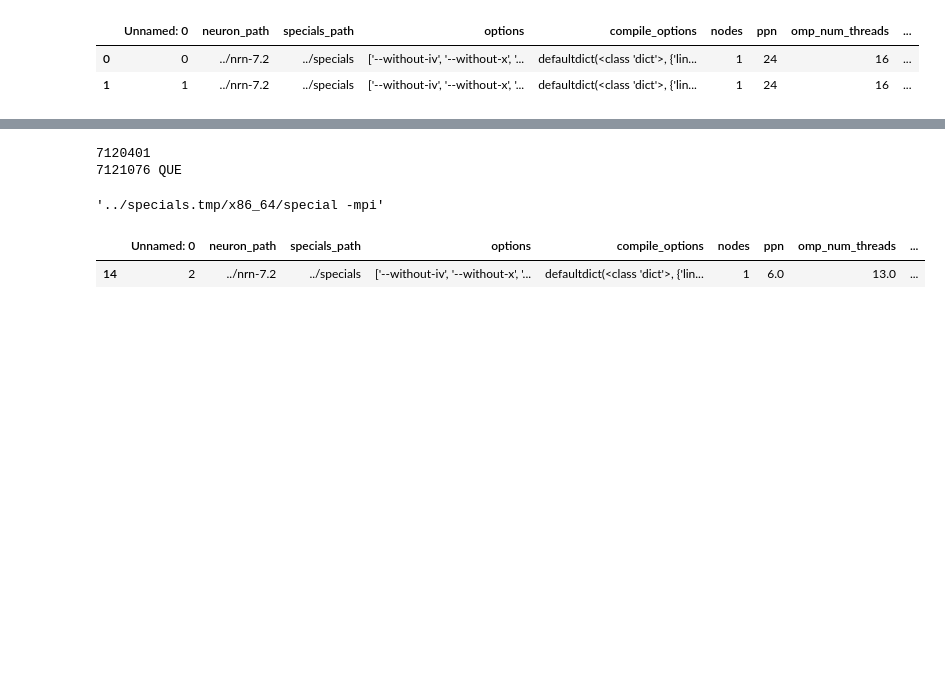
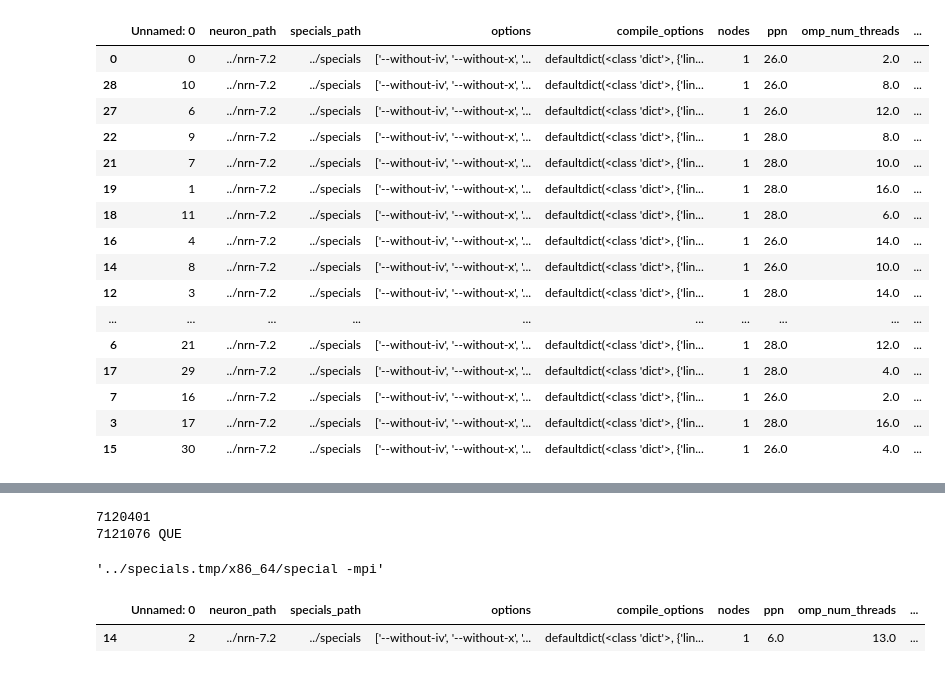
Before and after one commit to hashmup/genie, a Jupyter notebook: analyze/Untitled.ipynb, the cells around one changed output, grey strips where cells are left out. Saved outputs shown, nothing was run; the diff lists cells and outputs as text; code cells hidden in the pictures; blank space fills up the shorter version.

```diff
--- a/analyze/Untitled.ipynb
+++ b/analyze/Untitled.ipynb
@@ -11,12 +11,26 @@ df = df.sort_values(by="time")
 df = df.reset_index(drop=True)
 df2 = df2.sort_values(by="time")
 df2 = df2.reset_index(drop=True)
-# %%
-df
-# %% [output]
-|  | Unnamed: 0 | neuron_path | specials_path | options | compile_options | nodes | ppn | omp_num_threads | ... |
-| 0 | 0 | ../nrn-7.2 | ../specials | ['--without-iv', '--without-x', '... | defaultdict(<class 'dict'>, {'lin... | 1 | 24 | 16 | ... |
-| 1 | 1 | ../nrn-7.2 | ../specials | ['--without-iv', '--without-x', '... | defaultdict(<class 'dict'>, {'lin... | 1 | 24 | 16 | ... |
+# %%
+df.sort_values(by="bench")
+# %% [output]
+|  | Unnamed: 0 | neuron_path | specials_path | options | compile_options | nodes | ppn | omp_num_threads | ... |
+| 0 | 0 | ../nrn-7.2 | ../specials | ['--without-iv', '--without-x', '... | defaultdict(<class 'dict'>, {'lin... | 1 | 26.0 | 2.0 | ... |
+| 28 | 10 | ../nrn-7.2 | ../specials | ['--without-iv', '--without-x', '... | defaultdict(<class 'dict'>, {'lin... | 1 | 26.0 | 8.0 | ... |
+| 27 | 6 | ../nrn-7.2 | ../specials | ['--without-iv', '--without-x', '... | defaultdict(<class 'dict'>, {'lin... | 1 | 26.0 | 12.0 | ... |
+| 22 | 9 | ../nrn-7.2 | ../specials | ['--without-iv', '--without-x', '... | defaultdict(<class 'dict'>, {'lin... | 1 | 28.0 | 8.0 | ... |
+| 21 | 7 | ../nrn-7.2 | ../specials | ['--without-iv', '--without-x', '... | defaultdict(<class 'dict'>, {'lin... | 1 | 28.0 | 10.0 | ... |
+| 19 | 1 | ../nrn-7.2 | ../specials | ['--without-iv', '--without-x', '... | defaultdict(<class 'dict'>, {'lin... | 1 | 28.0 | 16.0 | ... |
+| 18 | 11 | ../nrn-7.2 | ../specials | ['--without-iv', '--without-x', '... | defaultdict(<class 'dict'>, {'lin... | 1 | 28.0 | 6.0 | ... |
+| 16 | 4 | ../nrn-7.2 | ../specials | ['--without-iv', '--without-x', '... | defaultdict(<class 'dict'>, {'lin... | 1 | 26.0 | 14.0 | ... |
+| 14 | 8 | ../nrn-7.2 | ../specials | ['--without-iv', '--without-x', '... | defaultdict(<class 'dict'>, {'lin... | 1 | 26.0 | 10.0 | ... |
+| 12 | 3 | ../nrn-7.2 | ../specials | ['--without-iv', '--without-x', '... | defaultdict(<class 'dict'>, {'lin... | 1 | 28.0 | 14.0 | ... |
+| ... | ... | ... | ... | ... | ... | ... | ... | ... | ... |
+| 6 | 21 | ../nrn-7.2 | ../specials | ['--without-iv', '--without-x', '... | defaultdict(<class 'dict'>, {'lin... | 1 | 28.0 | 12.0 | ... |
+| 17 | 29 | ../nrn-7.2 | ../specials | ['--without-iv', '--without-x', '... | defaultdict(<class 'dict'>, {'lin... | 1 | 28.0 | 4.0 | ... |
+| 7 | 16 | ../nrn-7.2 | ../specials | ['--without-iv', '--without-x', '... | defaultdict(<class 'dict'>, {'lin... | 1 | 26.0 | 2.0 | ... |
+| 3 | 17 | ../nrn-7.2 | ../specials | ['--without-iv', '--without-x', '... | defaultdict(<class 'dict'>, {'lin... | 1 | 28.0 | 16.0 | ... |
+| 15 | 30 | ../nrn-7.2 | ../specials | ['--without-iv', '--without-x', '... | defaultdict(<class 'dict'>, {'lin... | 1 | 26.0 | 4.0 | ... |
 # %%
 df2
 # %% [output]
```
Also changed, not shown: parts of 1 cell of this notebook, 5 other files.
